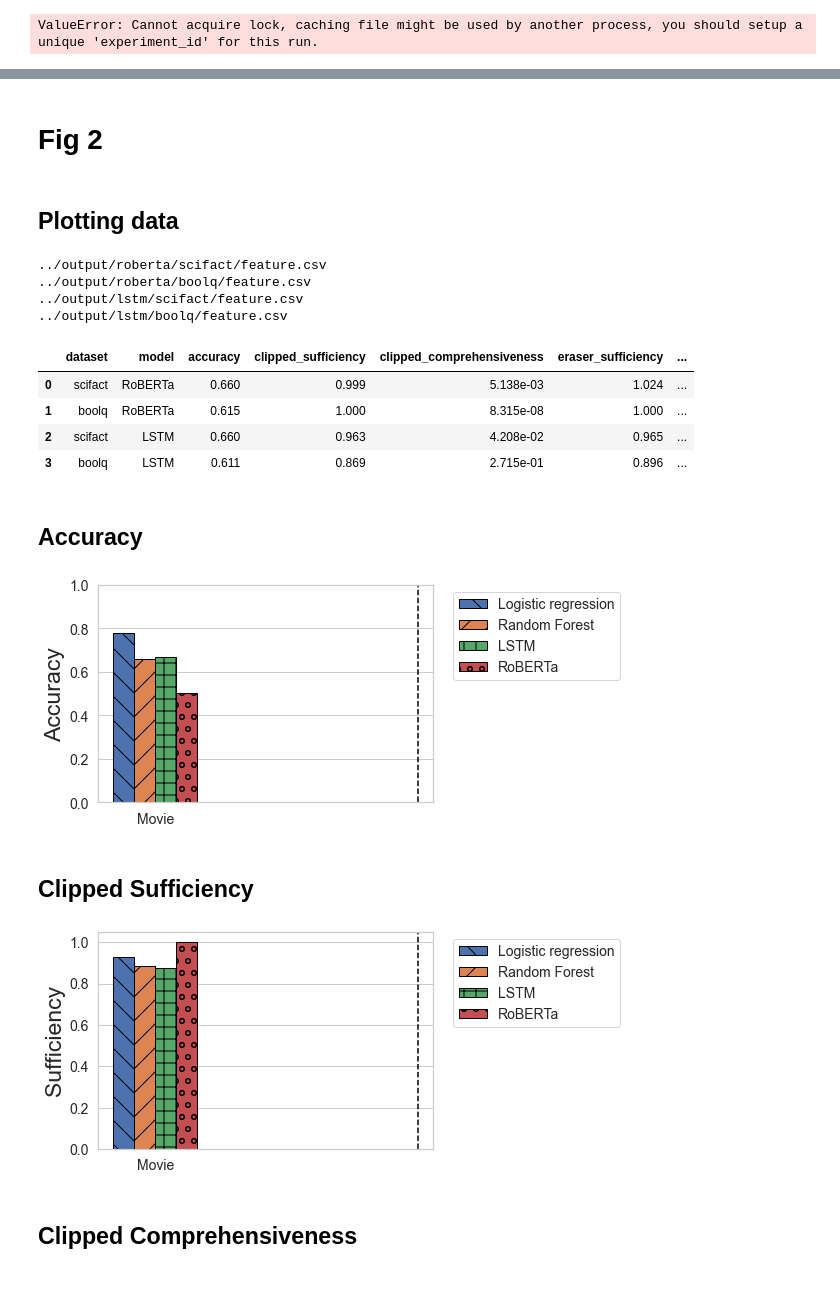
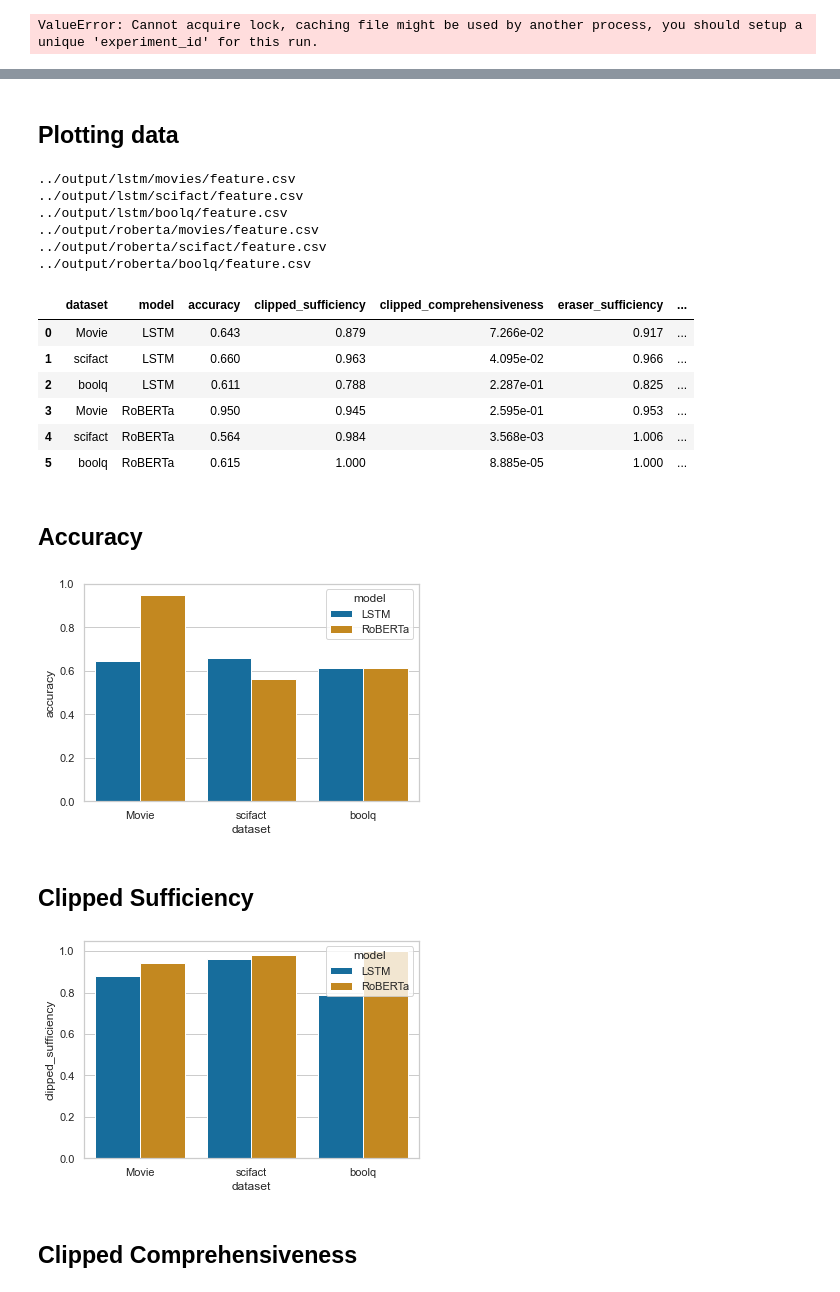
Before and after one commit to shaggyday/evaluating-human-rationales, a Jupyter notebook: plotting/dataset_and_fidelity_analysis_plots.ipynb, the cells around one changed output, grey strips where cells are left out. Drawn from its saved outputs; the diff is of its cells as text; code cells hidden in the pictures.

Commit message:
shuffled data

```diff
--- a/plotting/dataset_and_fidelity_analysis_plots.ipynb
+++ b/plotting/dataset_and_fidelity_analysis_plots.ipynb
@@ -198,12 +184,0 @@ full_dataset_stat_df
-# %%
-plot_data = {"dataset": [], "class": [], "rationale_percentage": []}
-datasets = ["Wikipedia personal attacks", "Stanford treebank", "Movie reviews", "MultiRC", "FEVER", "E-SNLI"]
-for dataset in datasets:
-    tmp_df = full_dataset_stat_df[full_dataset_stat_df["dataset"] == dataset]
-    classes = eval(tmp_df["classes"].tolist()[0])
-    rationale_percentage = eval(tmp_df["mean_rationale_percent_class"].tolist()[0])
-    for idx in range(len(classes)):
-        plot_data["dataset"].append(dataset_ab_dict[dataset])
-        plot_data["class"].append("class "+str(idx))
-        plot_data["rationale_percentage"].append(rationale_percentage[idx]*100)
-plot_data_df = pd.DataFrame(plot_data)
@@ -235,13 +185,11 @@ plt.show()
-# %% [markdown]
-# Fig 2
 # %% [markdown]
 ## Plotting data
 # %%
 # model_names = ["logistic_regression", "random_forest", "lstm", "roberta"]
-model_names = ["roberta","lstm"]
+model_names = ["lstm","roberta"]
 # model_names = ["roberta"]
 # datasets = ["wikiattack", "sst", "movies", "multirc", "fever", "esnli"]
-datasets = ["scifact", "boolq"]
+datasets = ["movies","scifact", "boolq"]
 # datasets = ["movies"]
 plot_data = {"dataset": [], "model": [], "accuracy": [], "clipped_sufficiency": [],
             "clipped_comprehensiveness": [], "eraser_sufficiency": [], "eraser_comprehensiveness": [],
@@ -310,39 +258,43 @@ for model_name in model_names:
         plot_data["normalized_comprehensiveness"].append(normalized_comprehensiveness)
 plot_data_df = pd.DataFrame(plot_data)
 # %% [output]
+../output/lstm/movies/feature.csv
+../output/lstm/scifact/feature.csv
+../output/lstm/boolq/feature.csv
+../output/roberta/movies/feature.csv
 ../output/roberta/scifact/feature.csv
 ../output/roberta/boolq/feature.csv
-../output/lstm/scifact/feature.csv
-../output/lstm/boolq/feature.csv
 # %%
 plot_data_df
 # %% [output]
 |  | dataset | model | accuracy | clipped_sufficiency | clipped_comprehensiveness | eraser_sufficiency | ... |
-| 0 | scifact | RoBERTa | 0.660 | 0.999 | 5.138e-03 | 1.024 | ... |
-| 1 | boolq | RoBERTa | 0.615 | 1.000 | 8.315e-08 | 1.000 | ... |
-| 2 | scifact | LSTM | 0.660 | 0.963 | 4.208e-02 | 0.965 | ... |
-| 3 | boolq | LSTM | 0.611 | 0.869 | 2.715e-01 | 0.896 | ... |
+| 0 | Movie | LSTM | 0.643 | 0.879 | 7.266e-02 | 0.917 | ... |
+| 1 | scifact | LSTM | 0.660 | 0.963 | 4.095e-02 | 0.966 | ... |
+| 2 | boolq | LSTM | 0.611 | 0.788 | 2.287e-01 | 0.825 | ... |
+| 3 | Movie | RoBERTa | 0.950 | 0.945 | 2.595e-01 | 0.953 | ... |
+| 4 | scifact | RoBERTa | 0.564 | 0.984 | 3.568e-03 | 1.006 | ... |
+| 5 | boolq | RoBERTa | 0.615 | 1.000 | 8.885e-05 | 1.000 | ... |
 # %% [markdown]
 ## Accuracy
 # %%
 bar = sns.barplot(x="dataset", y="accuracy", hue="model", data=plot_data_df, palette='colorblind')
-pretty_histogram(bar, xlabel="", ylabel="Accuracy", legend_loc="upper left", legend_frameon=True,
-                 bbox_to_anchor=(1.04,1), add_legend=True)
+# pretty_histogram(bar, xlabel="", ylabel="Accuracy", legend_loc="upper left", legend_frameon=True,
+#                  bbox_to_anchor=(1.04,1), add_legend=True)
 plt.ylim(0, 1)
 # plt.savefig("/data/anirudh/output/evaluating_human_rationales/figs/overall/accuracy.png", bbox_inches = 'tight', dpi=300)
 plt.show()
 # %% [output]
-[figure, old version]
+[figure, new version]
 # %% [markdown]
 ## Clipped Sufficiency
 # %%
 bar = sns.barplot(x="dataset", y="clipped_sufficiency", hue="model", data=plot_data_df, palette='colorblind')
-pretty_histogram(bar, xlabel="", ylabel="Sufficiency", legend_loc="upper left", legend_frameon=True,
-                 bbox_to_anchor=(1.04,1), add_legend=True)
+# pretty_histogram(bar, xlabel="", ylabel="Sufficiency", legend_loc="upper left", legend_frameon=True,
+#                  bbox_to_anchor=(1.04,1), add_legend=True)
 # plt.savefig("/data/anirudh/output/evaluating_human_rationales/figs/overall/sufficiency.png", bbox_inches = 'tight', dpi=300)
 plt.show()
 # %% [output]
-[figure, old version]
+[figure, new version]
 # %% [markdown]
 ## Clipped Comprehensiveness
 # %%
```
Also changed, not shown: parts of 12 cells of this notebook, 12 other files.
